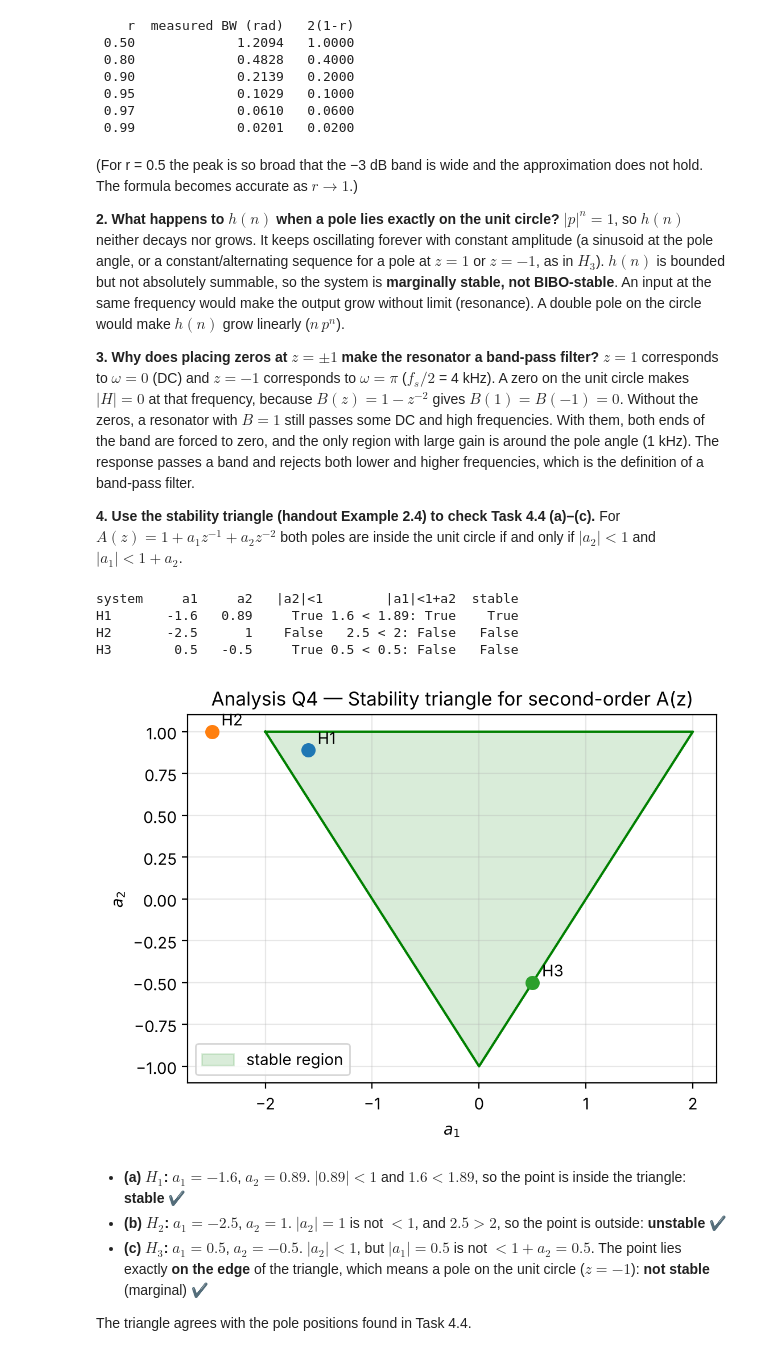
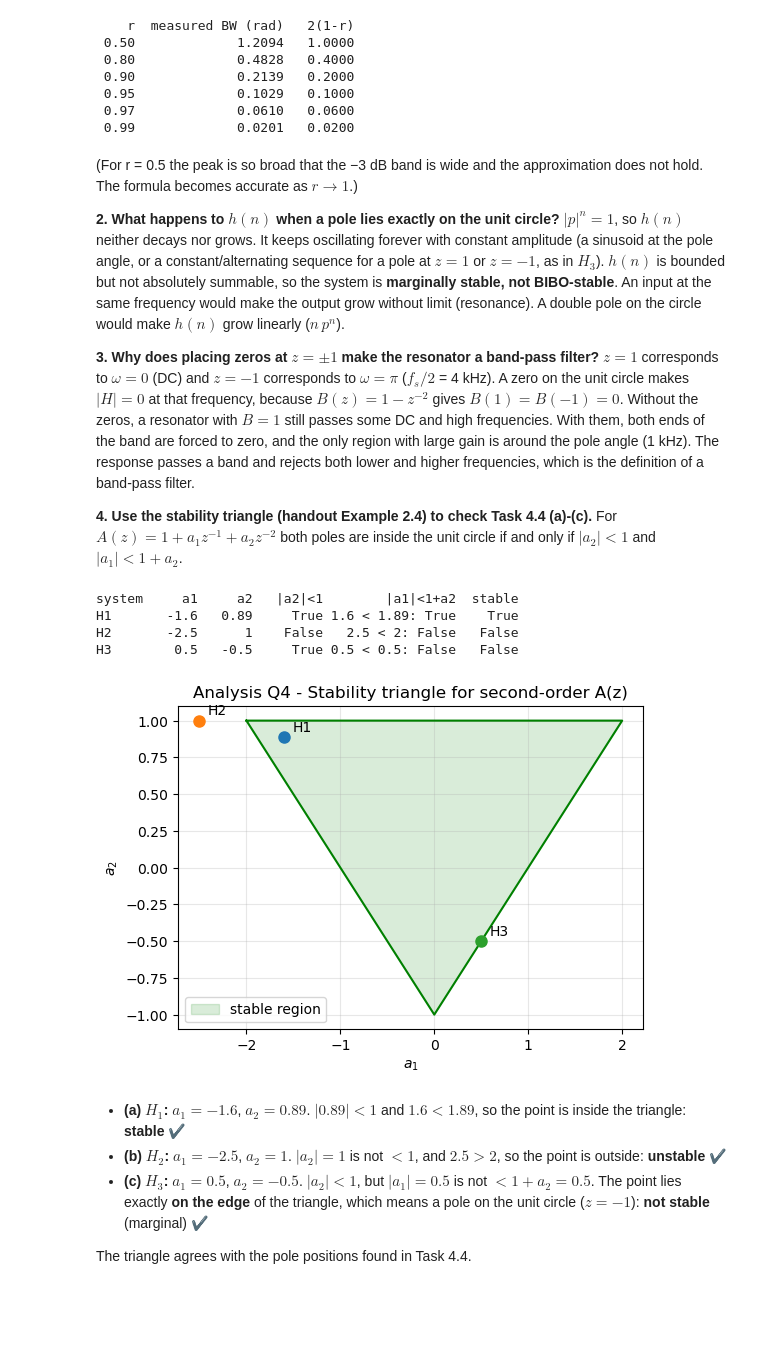
Before and after one commit to maimunahaji900-ship-it/DSP-LABS, a Jupyter notebook: Week04/COU07506_Week04_250242423358.ipynb, the cells around one changed output. Drawn from its saved outputs; the diff is of its cells as text; code cells hidden in the pictures; blank space fills up the shorter version.

```diff
--- a/Week04/COU07506_Week04_250242423358.ipynb
+++ b/Week04/COU07506_Week04_250242423358.ipynb
@@ -347,32 +347,32 @@ zeros, a resonator with $B = 1$ still passes some DC and high frequencies. With
 forced to zero, and the only region with large gain is around the pole angle (1 kHz). The response passes a
 band and rejects both lower and higher frequencies, which is the definition of a band-pass filter.
 
-**4. Use the stability triangle (handout Example 2.4) to check Task 4.4 (a)–(c).**
+**4. Use the stability triangle (handout Example 2.4) to check Task 4.4 (a)-(c).**
 For $A(z) = 1 + a_1z^{-1} + a_2z^{-2}$ both poles are inside the unit circle if and only if $|a_2| < 1$ and
 $|a_1| < 1 + a_2$.
 # %%
 def triangle(a1, a2):
     c1, c2 = abs(a2) < 1, abs(a1) < 1 + a2
     return c1, c2, c1 and c2
 
 print(f"{'system':6} {'a1':>6} {'a2':>6} {'|a2|<1':>8} {'|a1|<1+a2':>16} {'stable':>7}")
 for name, a1, a2 in [("H1", -1.6, 0.89), ("H2", -2.5, 1.0), ("H3", 0.5, -0.5)]:
     c1, c2, ok = triangle(a1, a2)
     print(f"{name:6} {a1:6g} {a2:6g} {str(c1):>8} {f'{abs(a1):g} < {1+a2:g}: {c2}':>16} {str(ok):>7}")
 
 fig, ax = plt.subplots(figsize=(6, 4.2))
 ax.fill([-2, 2, 0], [1, 1, -1], color="green", alpha=0.15, label="stable region")
 ax.plot([-2, 2, 0, -2], [1, 1, -1, 1], "g-")
 for name, a1, a2 in [("H1", -1.6, 0.89), ("H2", -2.5, 1.0), ("H3", 0.5, -0.5)]:
     ax.plot(a1, a2, "o", ms=8); ax.annotate(name, (a1, a2), xytext=(6, 4), textcoords="offset points")
 ax.set_xlabel("$a_1$"); ax.set_ylabel("$a_2$"); ax.grid(alpha=0.3); ax.legend(loc="lower left")
-ax.set_title("Analysis Q4 — Stability triangle for second-order A(z)"); plt.show()
+ax.set_title("Analysis Q4 - Stability triangle for second-order A(z)"); plt.show()
 # %% [output]
 system     a1     a2   |a2|<1        |a1|<1+a2  stable
 H1       -1.6   0.89     True 1.6 < 1.89: True    True
 H2       -2.5      1    False   2.5 < 2: False   False
 H3        0.5   -0.5     True 0.5 < 0.5: False   False
-[figure, old version]
+[figure, new version]
 # %% [markdown]
 - **(a) $H_1$:** $a_1 = -1.6$, $a_2 = 0.89$. $|0.89| < 1$ and $1.6 < 1.89$, so the point is inside the triangle: **stable** ✔
 - **(b) $H_2$:** $a_1 = -2.5$, $a_2 = 1$. $|a_2| = 1$ is not $< 1$, and $2.5 > 2$, so the point is outside: **unstable** ✔
```
Also changed, not shown: parts of 15 cells of this notebook, 4 other files.
